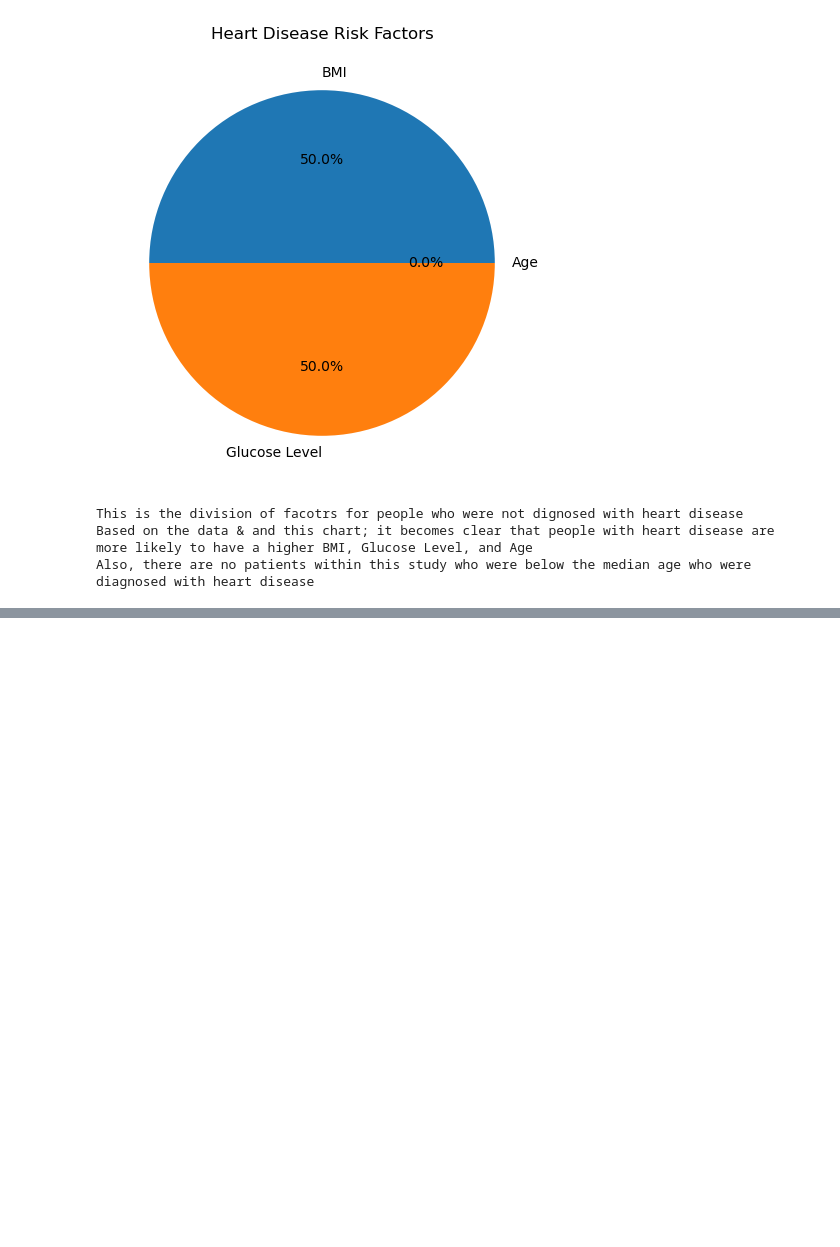
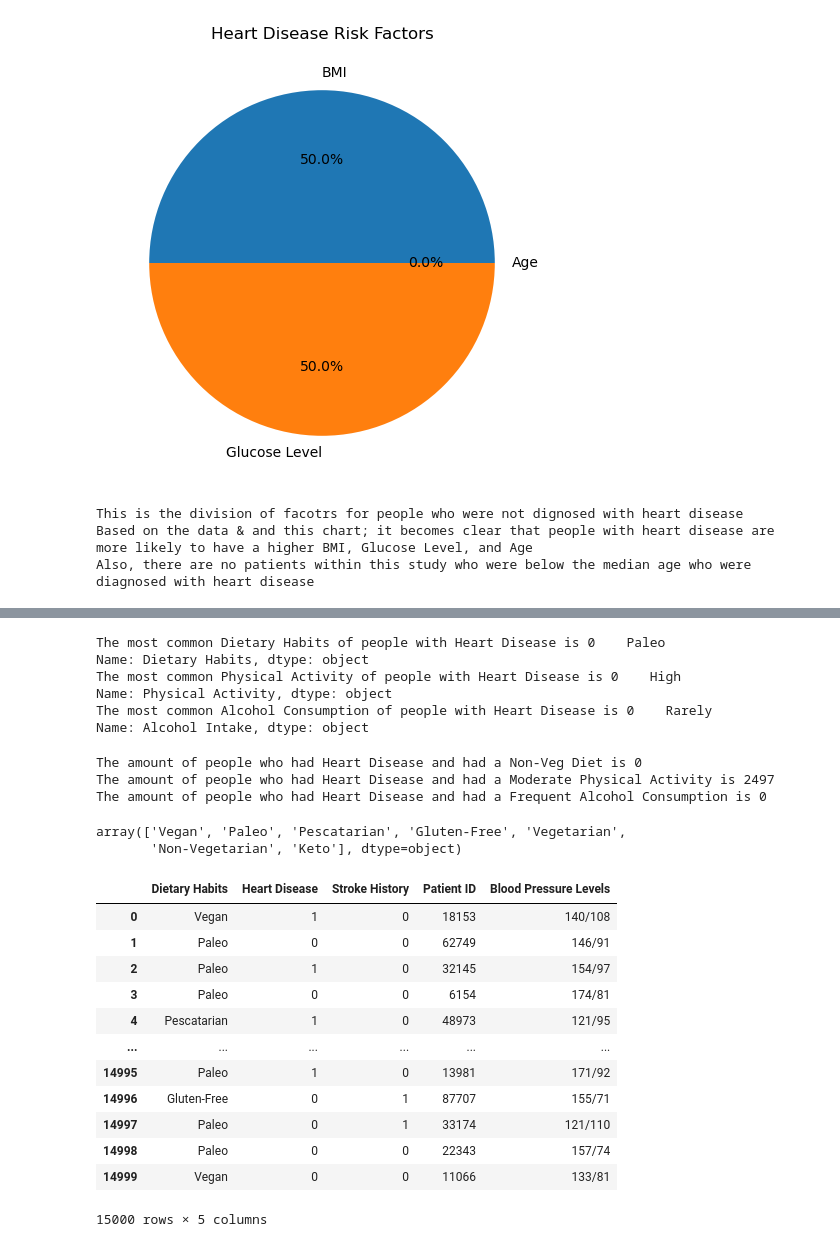
Before and after one commit to eeneedles/group-two-project-one, a Jupyter notebook: Health Care Stat.ipynb, the cells around one changed output, grey strips where cells are left out. Cells and saved outputs as stored; diff of their text form; code cells hidden in the pictures; blank space fills up the shorter version.

```diff
--- a/Health Care Stat.ipynb
+++ b/Health Care Stat.ipynb
@@ -436,0 +515,67 @@ Also, there are no patients within this study who were below the median age who
+# %%
+# Based off the information found above, find the most common Dietary Habits, Physical Activity, and Alcohol Consumption of people with Heart disease(Stroke_Prediction)
+
+Heart_Disease_Diet =  Stroke_Prediction.loc[Stroke_Prediction['Heart Disease'] == 1]
+Heart_Disease_Diet['Dietary Habits'].mode()
+
+Heart_Disease_Phy_Act = Stroke_Prediction.loc[Stroke_Prediction['Heart Disease'] == 1]
+Heart_Disease_Phy_Act['Physical Activity'].mode()
+
+Heart_Disease_Alc_Con = Stroke_Prediction.loc[Stroke_Prediction['Heart Disease'] == 1]
+Heart_Disease_Alc_Con['Alcohol Intake'].mode()
+
+
+
+print(f'The most common Dietary Habits of people with Heart Disease is {Heart_Disease_Diet["Dietary Habits"].mode()}')
+print(f'The most common Physical Activity of people with Heart Disease is {Heart_Disease_Phy_Act["Physical Activity"].mode()}')
+print(f'The most common Alcohol Consumption of people with Heart Disease is {Heart_Disease_Alc_Con["Alcohol Intake"].mode()}')
+# %% [output]
+The most common Dietary Habits of people with Heart Disease is 0    Paleo
+Name: Dietary Habits, dtype: object
+The most common Physical Activity of people with Heart Disease is 0    High
+Name: Physical Activity, dtype: object
+The most common Alcohol Consumption of people with Heart Disease is 0    Rarely
+Name: Alcohol Intake, dtype: object
+# %%
+# Based off the Findings above, Calculate the amount of people with Heart Disease that fit the mode of inverse Dietary Habits, Physical Activity, and Alcohol Consumption (Stroke_Prediction)
+
+Heart_Disease_Non_Veg = Stroke_Prediction.loc[(Stroke_Prediction['Dietary Habits'] == 'Non-Veg') & (Stroke_Prediction['Stroke History'] == 1)]
+Heart_Disease_Moderate_Phy_Act = Stroke_Prediction.loc[(Stroke_Prediction['Physical Activity'] == 'Moderate') & (Stroke_Prediction['Stroke History'] == 1)]
+Heart_Disease_Frequent_Alc_Con = Stroke_Prediction.loc[(Stroke_Prediction['Alcohol Intake'] == 'Frequent') & (Stroke_Prediction['Stroke History'] == 1)]
+
+# Print Results
+
+print(f'The amount of people who had Heart Disease and had a Non-Veg Diet is {Heart_Disease_Non_Veg["Stroke History"].sum()}')
+print(f'The amount of people who had Heart Disease and had a Moderate Physical Activity is {Heart_Disease_Moderate_Phy_Act["Stroke History"].sum()}')
+print(f'The amount of people who had Heart Disease and had a Frequent Alcohol Consumption is {Heart_Disease_Frequent_Alc_Con["Stroke History"].sum()}')
+# %% [output]
+The amount of people who had Heart Disease and had a Non-Veg Diet is 0
+The amount of people who had Heart Disease and had a Moderate Physical Activity is 2497
+The amount of people who had Heart Disease and had a Frequent Alcohol Consumption is 0
+# %%
+# List of Dietary Habits (Stroke_Prediction)
+
+Dietary_Habits = Stroke_Prediction['Dietary Habits'].unique()
+Dietary_Habits
+# %% [output]
+array(['Vegan', 'Paleo', 'Pescatarian', 'Gluten-Free', 'Vegetarian',
+       'Non-Vegetarian', 'Keto'], dtype=object)
+# %%
+# Create Data Frame for Stroke_Prediction focused on Dietary Habits related to Heart Disease
+
+Diet_Variable_DF = Stroke_Prediction[['Dietary Habits', 'Heart Disease', 'Stroke History', 'Patient ID', 'Blood Pressure Levels']]
+Diet_Variable_DF
+# %% [output]
+|  | Dietary Habits | Heart Disease | Stroke History | Patient ID | Blood Pressure Levels |
+| 0 | Vegan | 1 | 0 | 18153 | 140/108 |
+| 1 | Paleo | 0 | 0 | 62749 | 146/91 |
+| 2 | Paleo | 1 | 0 | 32145 | 154/97 |
+| 3 | Paleo | 0 | 0 | 6154 | 174/81 |
+| 4 | Pescatarian | 1 | 0 | 48973 | 121/95 |
+| ... | ... | ... | ... | ... | ... |
+| 14995 | Paleo | 1 | 0 | 13981 | 171/92 |
+| 14996 | Gluten-Free | 0 | 1 | 87707 | 155/71 |
+| 14997 | Paleo | 0 | 1 | 33174 | 121/110 |
+| 14998 | Paleo | 0 | 0 | 22343 | 157/74 |
+| 14999 | Vegan | 0 | 0 | 11066 | 133/81 |
+15000 rows × 5 columns
```
Also changed, not shown: parts of 11 cells of this notebook, 1 other file.
